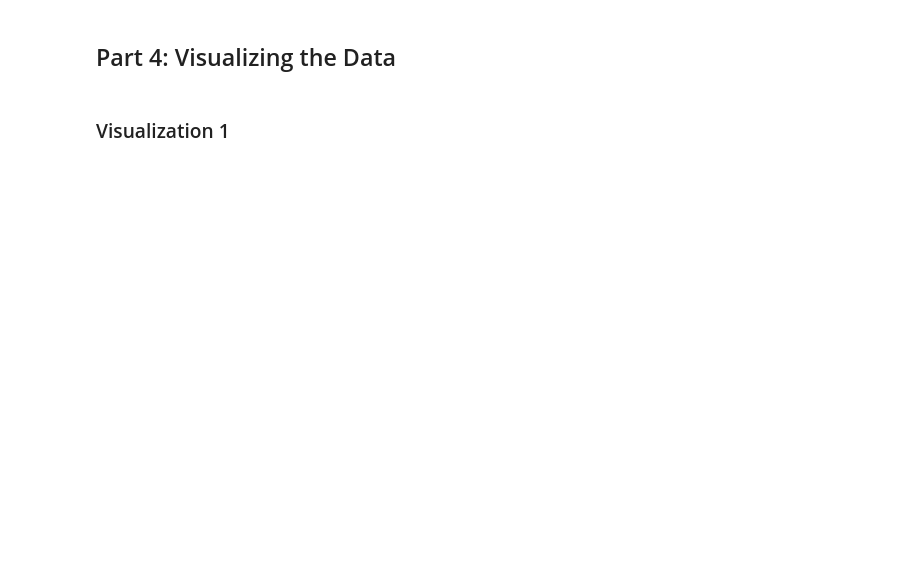
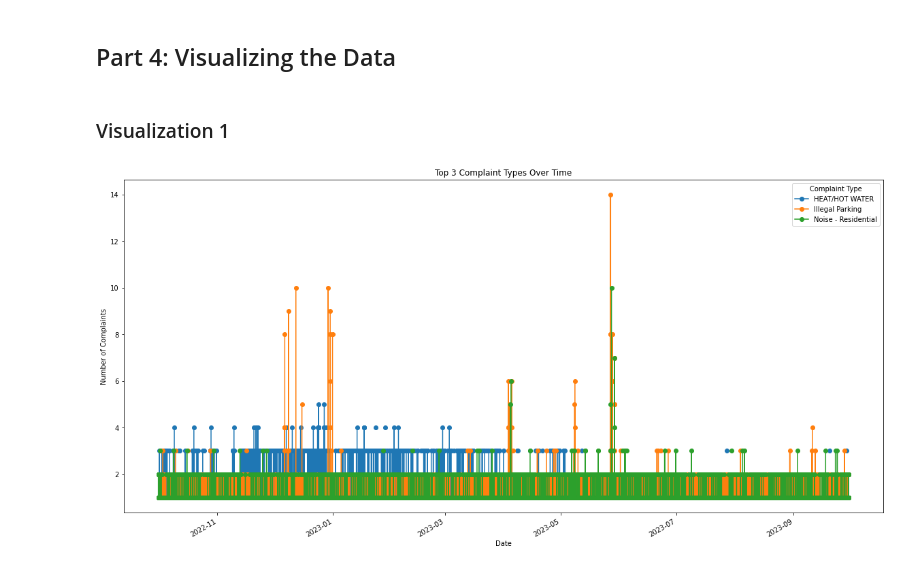
Before and after one commit to jyjulia/4501-project, a Jupyter notebook: Projet Template.ipynb, the cells around one changed output. Drawn from its saved outputs; the diff is of its cells as text; code cells hidden in the pictures; blank space fills up the shorter version.

```diff
--- a/Projet Template.ipynb
+++ b/Projet Template.ipynb
@@ -691,6 +711,48 @@ LINE 2: SELECT id, tree_species, health, status, ST_AsText(geometry)...
 ## Part 4: Visualizing the Data
 # %% [markdown]
 ### Visualization 1
+# %%
+def plot_complaints_over_time(dataframe):
+    figure, axes = plt.subplots(figsize=(15, 8))
+
+    # Assuming dataframe has columns: created_date, complaint_type
+    dataframe['date'] = pd.to_datetime(dataframe['date'])
+
+    # Select the top 3 complaint types
+    top_complaints = dataframe['complaint_type'].value_counts().head(3).index
+
+    # Filter dataframe for the top 3 complaint types
+    filtered_df = dataframe[dataframe['complaint_type'].isin(top_complaints)]
+
+    # Group by date and complaint type, then plot
+    grouped_df = filtered_df.groupby(['date', 'complaint_type']).size().unstack()
+    grouped_df.plot(ax=axes, marker='o', linestyle='-')
+
+    # Customize plot
+    axes.set_title('Top 3 Complaint Types Over Time')
+    axes.set_xlabel('Date')
+    axes.set_ylabel('Number of Complaints')
+    axes.legend(title='Complaint Type', loc='upper right')
+
+    plt.show()
+# %%
+def get_data_for_visual_1():
+    # Query your database for the data needed.
+    # You can put the data queried into a pandas/geopandas dataframe, if you wish
+    query = """
+    SELECT date, complaint_type
+    FROM complaints
+    WHERE date BETWEEN '2022-10-01' AND '2023-09-30'
+    """
+    with engine.connect() as conn:
+        result = conn.execute(query)
+        data = pd.DataFrame(result.fetchall(), columns=result.keys())
+    return data
+# %%
+complaint_data_visual_1 = get_data_for_visual_1()
+plot_complaints_over_time(complaint_data_visual_1)
+# %% [output]
+[figure, added]
 # %%
 # use a more descriptive name for your function
 def plot_visual_1(dataframe):
```
Also changed, not shown: parts of 18 cells of this notebook, 1 other file.
